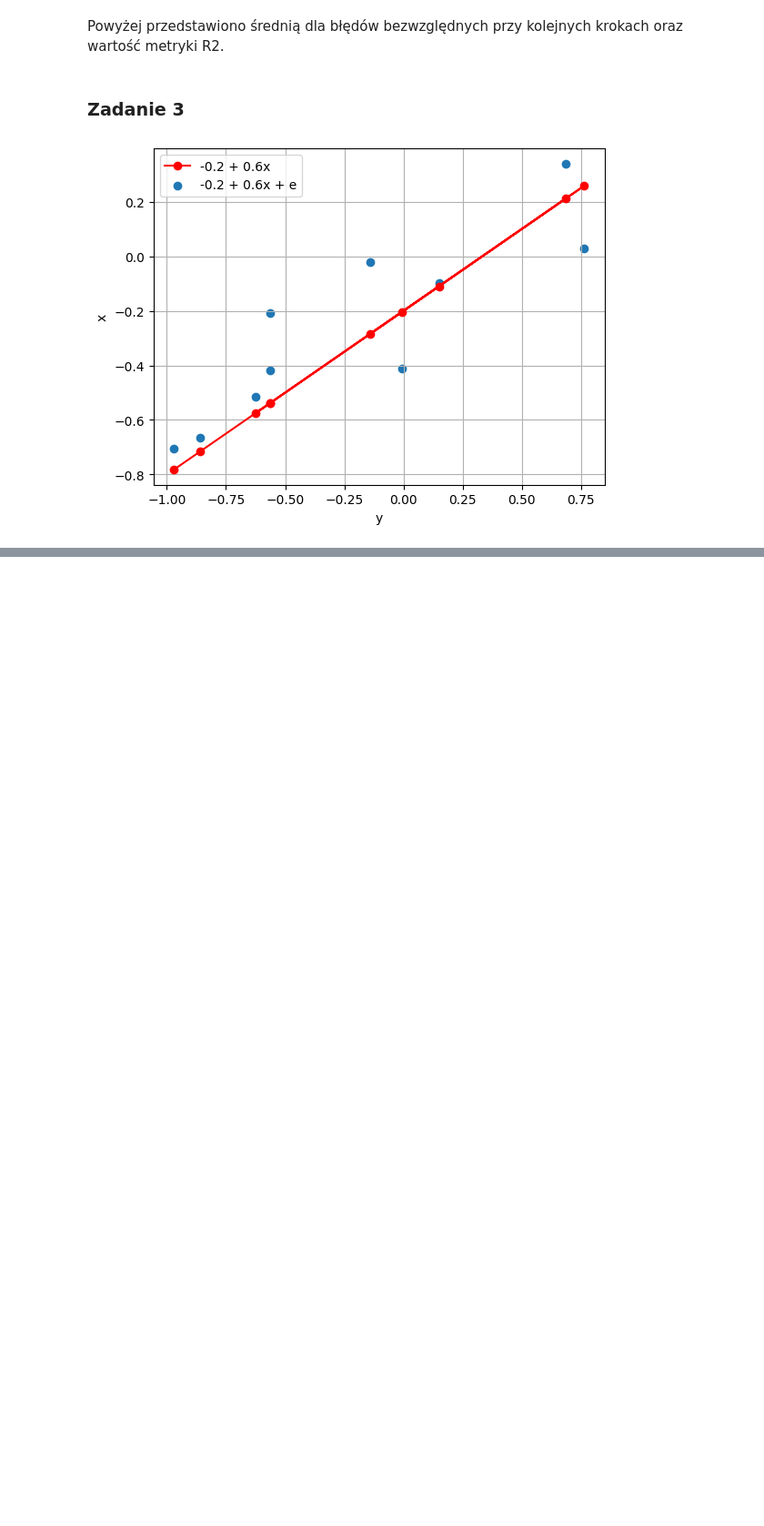
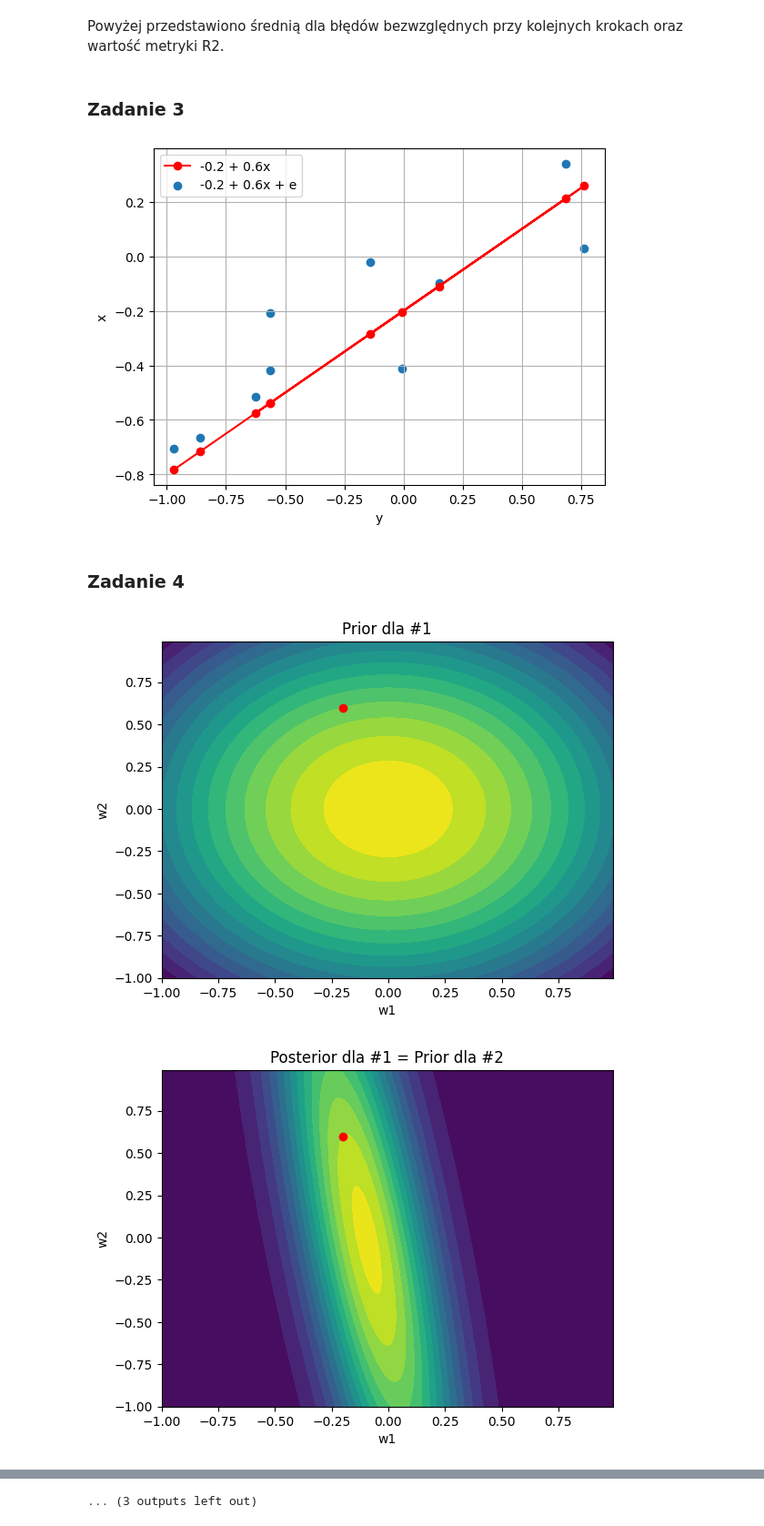
Before and after one commit to FilipKatulski/machine-learning, a Jupyter notebook: LAB5/lab5.ipynb, the cells around one changed output, grey strips where cells are left out. Shown at 91% size. Cells and saved outputs as stored; diff of their text form; code cells hidden in the pictures; blank space fills up the shorter version.

Commit message:
Finished Task Linear Bayesian Regression.

```diff
--- a/LAB5/lab5.ipynb
+++ b/LAB5/lab5.ipynb
@@ -346,3 +346,50 @@ plt.legend()
 plt.show()
 # %% [output]
 [figure]
+# %% [markdown]
+### Zadanie 4
+# %%
+def plot_distribution(blr, title):
+    x, y = np.mgrid[-1.:1.:.01, -1.:1.:.01]
+    pos = np.dstack((x, y))
+    plt.contourf(x, y, blr.weights_dist.pdf(pos), levels=15)
+    plt.title(title)
+    plt.xlabel("w1")
+    plt.ylabel("w2")
+    plt.plot(-0.2, 0.6, 'o', color='r')
+    plt.show()
+
+def plot_predictive_distribution(blr, title, data):
+    plt.plot([-1, 1], [-0.8, 0.4], color='b')
+    X = list(map(lambda x: x[0], data))
+    Y = list(map(lambda x: x[1], data))
+
+    space = np.linspace(-1, 1, 100)
+    y1 = []
+    y2 = []
+
+    for x in space:
+        norm = blr.predict(np.array([1, x]))
+        pred = norm.mean()
+        std = norm.std()
+        y1.append(pred + std)
+        y2.append(pred - std)
+
+    plt.fill_between(space, y1, y2, alpha=0.2)
+    plt.scatter(X, Y, color='r')
+    plt.grid()
+    plt.title(title)
+    plt.show()
+# %%
+blr = BayesianLinearRegression(n_features=2, alpha=2, beta=25)
+
+plot_distribution(blr, f"Prior dla #{1}")
+
+
+for index, d in enumerate(data_points[:7]):
+    blr.learn(np.array([np.array([1,d[0]])]), np.array([d[1]]))
+    plot_distribution(blr, f"Posterior dla #{index + 1} = Prior dla #{index + 2}")
+    plot_predictive_distribution(blr, f"Predictive distribution #{index + 1}", data_points[:index+1])
+# %% [output]
+[figure, added]
+[figure, added]
@@ -348,0 +406 @@ plt.show()
+... (3 outputs left out)
```
Also changed, not shown: parts of 2 cells of this notebook.
